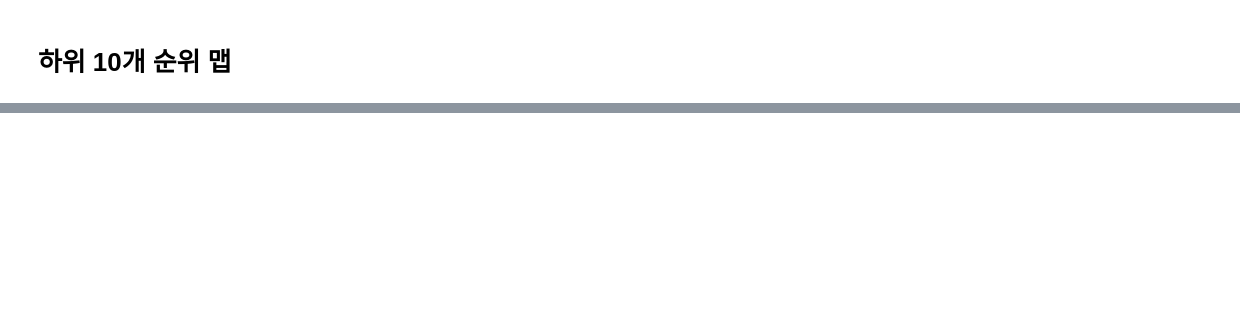
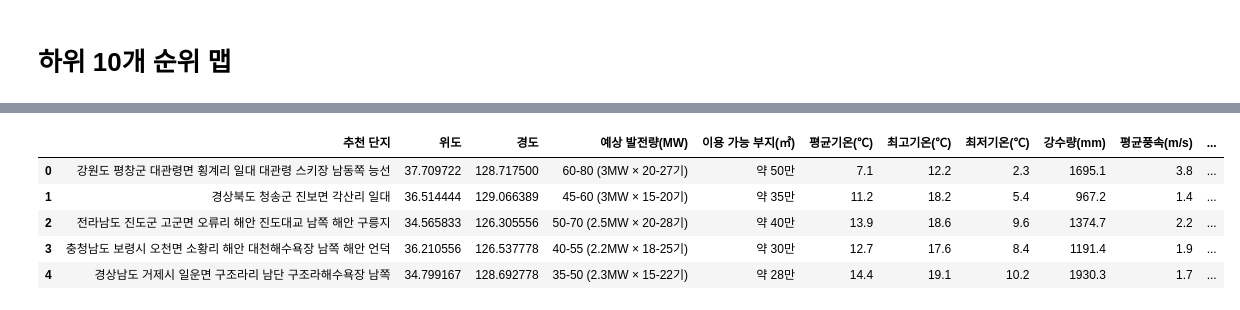
Before and after one commit to Q5dis/Smart-Wind-Atlas, a Jupyter notebook: map.ipynb, the cells around one changed output, grey strips where cells are left out. Cells and saved outputs as stored; diff of their text form; code cells hidden in the pictures; blank space fills up the shorter version.

Commit message:
20250819 web developed, result map update

```diff
--- a/map.ipynb
+++ b/map.ipynb
@@ -378,0 +404,42 @@ m
+# %%
+import re
+
+def dms_to_decimal(dms_string):
+   """DMS 형식을 소수점 형식으로 변환"""
+   if pd.isna(dms_string) or dms_string == '':
+       return None
+   pattern = r"(\d+)°(\d+)'(\d+)\"([NSEW])"
+   match = re.match(pattern, str(dms_string))
+   if match:
+       degrees = int(match.group(1))
+       minutes = int(match.group(2))
+       seconds = int(match.group(3))
+       direction = match.group(4)
+       decimal = degrees + minutes/60 + seconds/3600
+       if direction in ['S', 'W']:
+           decimal = -decimal
+       return round(decimal, 6)
+   return None
+
+# 컬럼명 확인 후 수정
+print("컬럼명 확인:")
+for i, col in enumerate(df.columns):
+   print(f"{i}: '{col}'")
+
+# 정확한 컬럼명으로 변환 (예상: 인덱스 1, 2번이 위도, 경도)
+lat_col = df.columns[1]  # 위도 컬럼
+lon_col = df.columns[2]  # 경도 컬럼
+
+print(f"\n위도 컬럼: '{lat_col}'")
+print(f"경도 컬럼: '{lon_col}'")
+
+# 변환 실행
+df[lat_col] = df[lat_col].apply(dms_to_decimal)
+df[lon_col] = df[lon_col].apply(dms_to_decimal)
+
+print("\n✅ 변환 완료!")
+print(df[[df.columns[0], lat_col, lon_col]].head())
+
+# 원본 엑셀 파일에 저장
+df.to_excel('datas/Wind_Result.xlsx', index=False)
+print("\n💾 원본 파일이 업데이트되었습니다!")
@@ -378,0 +464,9 @@ m
+# %%
+df
+# %% [output]
+|  | 추천 단지 | 위도 | 경도 | 예상 발전량(MW) | 이용 가능 부지(㎡) | 평균기온(℃) | 최고기온(℃) | 최저기온(℃) | 강수량(mm) | 평균풍속(m/s) | ... |
+| 0 | 강원도 평창군 대관령면 횡계리 일대 대관령 스키장 남동쪽 능선 | 37.709722 | 128.717500 | 60-80 (3MW × 20-27기) | 약 50만 | 7.1 | 12.2 | 2.3 | 1695.1 | 3.8 | ... |
+| 1 | 경상북도 청송군 진보면 각산리 일대 | 36.514444 | 129.066389 | 45-60 (3MW × 15-20기) | 약 35만 | 11.2 | 18.2 | 5.4 | 967.2 | 1.4 | ... |
+| 2 | 전라남도 진도군 고군면 오류리 해안 진도대교 남쪽 해안 구릉지 | 34.565833 | 126.305556 | 50-70 (2.5MW × 20-28기) | 약 40만 | 13.9 | 18.6 | 9.6 | 1374.7 | 2.2 | ... |
+| 3 | 충청남도 보령시 오천면 소황리 해안 대천해수욕장 남쪽 해안 언덕 | 36.210556 | 126.537778 | 40-55 (2.2MW × 18-25기) | 약 30만 | 12.7 | 17.6 | 8.4 | 1191.4 | 1.9 | ... |
+| 4 | 경상남도 거제시 일운면 구조라리 남단 구조라해수욕장 남쪽 | 34.799167 | 128.692778 | 35-50 (2.3MW × 15-22기) | 약 28만 | 14.4 | 19.1 | 10.2 | 1930.3 | 1.7 | ... |
```
Also changed, not shown: parts of 8 cells of this notebook, 9 other files.
